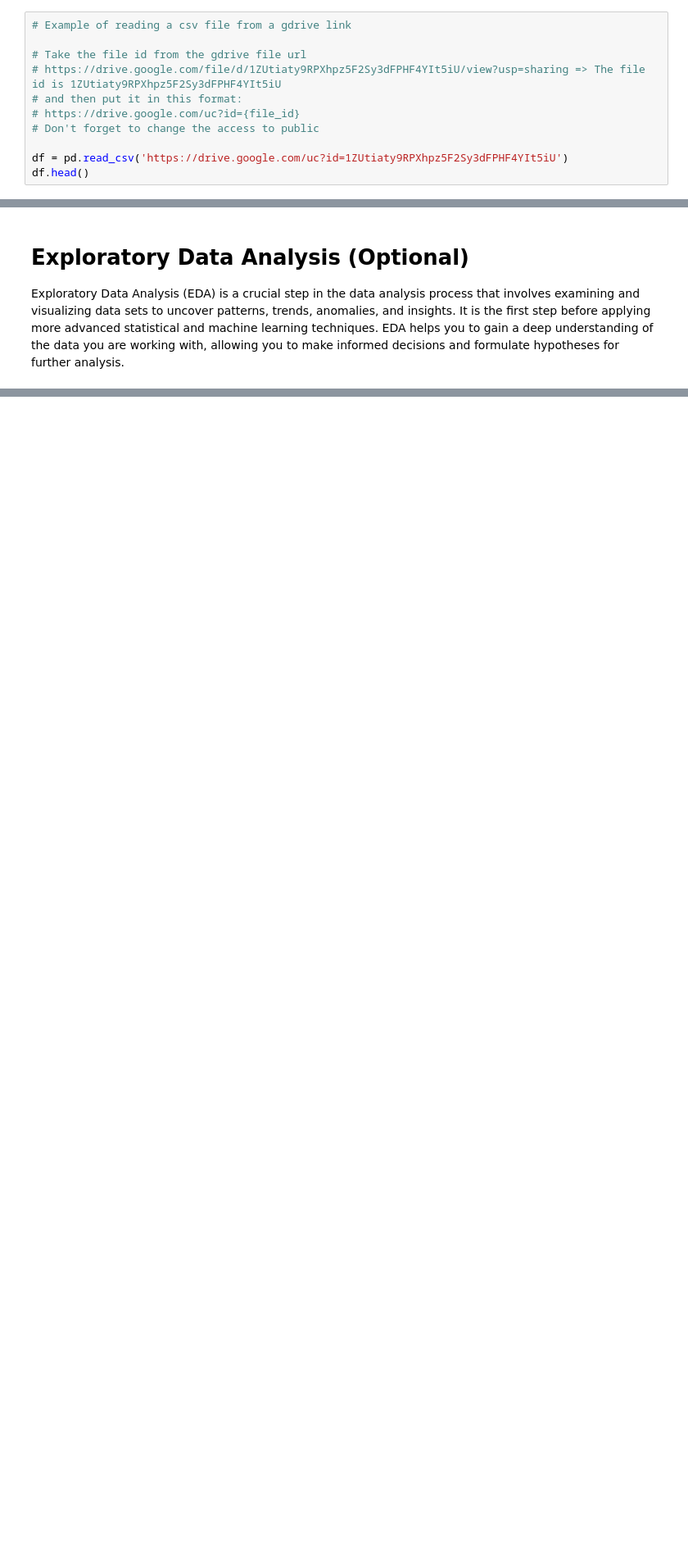
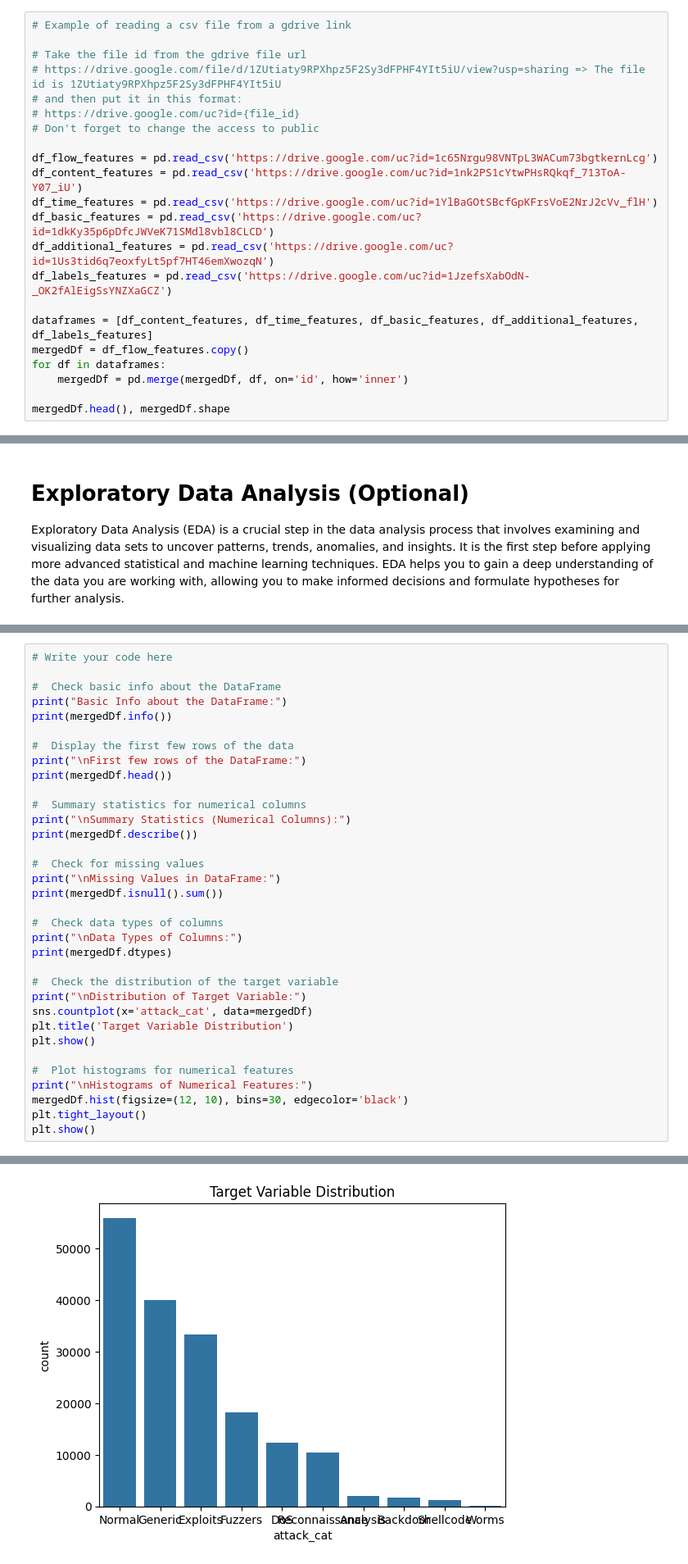
Before and after one commit to Bodleh/28-Turu, a Jupyter notebook: IF3170_Tugas_Besar_2_Notebook.ipynb, the cells around one changed output, grey strips where cells are left out. Shown at 82% size. Cells and saved outputs as stored; diff of their text form; blank space fills up the shorter version.

```diff
--- a/IF3170_Tugas_Besar_2_Notebook.ipynb
+++ b/IF3170_Tugas_Besar_2_Notebook.ipynb
@@ -29,5 +32,16 @@ import numpy as np
 # https://drive.google.com/uc?id={file_id}
 # Don't forget to change the access to public
 
-df = pd.read_csv('https://drive.google.com/uc?id=1ZUtiaty9RPXhpz5F2Sy3dFPHF4YIt5iU')
-df.head()
+df_flow_features = pd.read_csv('https://drive.google.com/uc?id=1c65Nrgu98VNTpL3WACum73bgtkernLcg')
+df_content_features = pd.read_csv('https://drive.google.com/uc?id=1nk2PS1cYtwPHsRQkqf_713ToA-Y07_iU')
+df_time_features = pd.read_csv('https://drive.google.com/uc?id=1YlBaGOtSBcfGpKFrsVoE2NrJ2cVv_flH')
+df_basic_features = pd.read_csv('https://drive.google.com/uc?id=1dkKy35p6pDfcJWVeK71SMdl8vbl8CLCD')
+df_additional_features = pd.read_csv('https://drive.google.com/uc?id=1Us3tid6q7eoxfyLt5pf7HT46emXwozqN')
+df_labels_features = pd.read_csv('https://drive.google.com/uc?id=1JzefsXabOdN-_OK2fAlEigSsYNZXaGCZ')
+
+dataframes = [df_content_features, df_time_features, df_basic_features, df_additional_features, df_labels_features]
+mergedDf = df_flow_features.copy()
+for df in dataframes:
+    mergedDf = pd.merge(mergedDf, df, on='id', how='inner')
+
+mergedDf.head(), mergedDf.shape
@@ -39,0 +70,35 @@ Exploratory Data Analysis (EDA) is a crucial step in the data analysis process t
+# %%
+# Write your code here
+
+#  Check basic info about the DataFrame
+print("Basic Info about the DataFrame:")
+print(mergedDf.info())
+
+#  Display the first few rows of the data
+print("\nFirst few rows of the DataFrame:")
+print(mergedDf.head())
+
+#  Summary statistics for numerical columns
+print("\nSummary Statistics (Numerical Columns):")
+print(mergedDf.describe())
+
+#  Check for missing values
+print("\nMissing Values in DataFrame:")
+print(mergedDf.isnull().sum())
+
+#  Check data types of columns
+print("\nData Types of Columns:")
+print(mergedDf.dtypes)
+
+#  Check the distribution of the target variable
+print("\nDistribution of Target Variable:")
+sns.countplot(x='attack_cat', data=mergedDf)
+plt.title('Target Variable Distribution')
+plt.show()
+
+#  Plot histograms for numerical features
+print("\nHistograms of Numerical Features:")
+mergedDf.hist(figsize=(12, 10), bins=30, edgecolor='black')
+plt.tight_layout()
+plt.show()
+# %% [output]
@@ -39,0 +122 @@ Exploratory Data Analysis (EDA) is a crucial step in the data analysis process t
+[figure, added]
```
Also changed, not shown: parts of 6 cells of this notebook.
